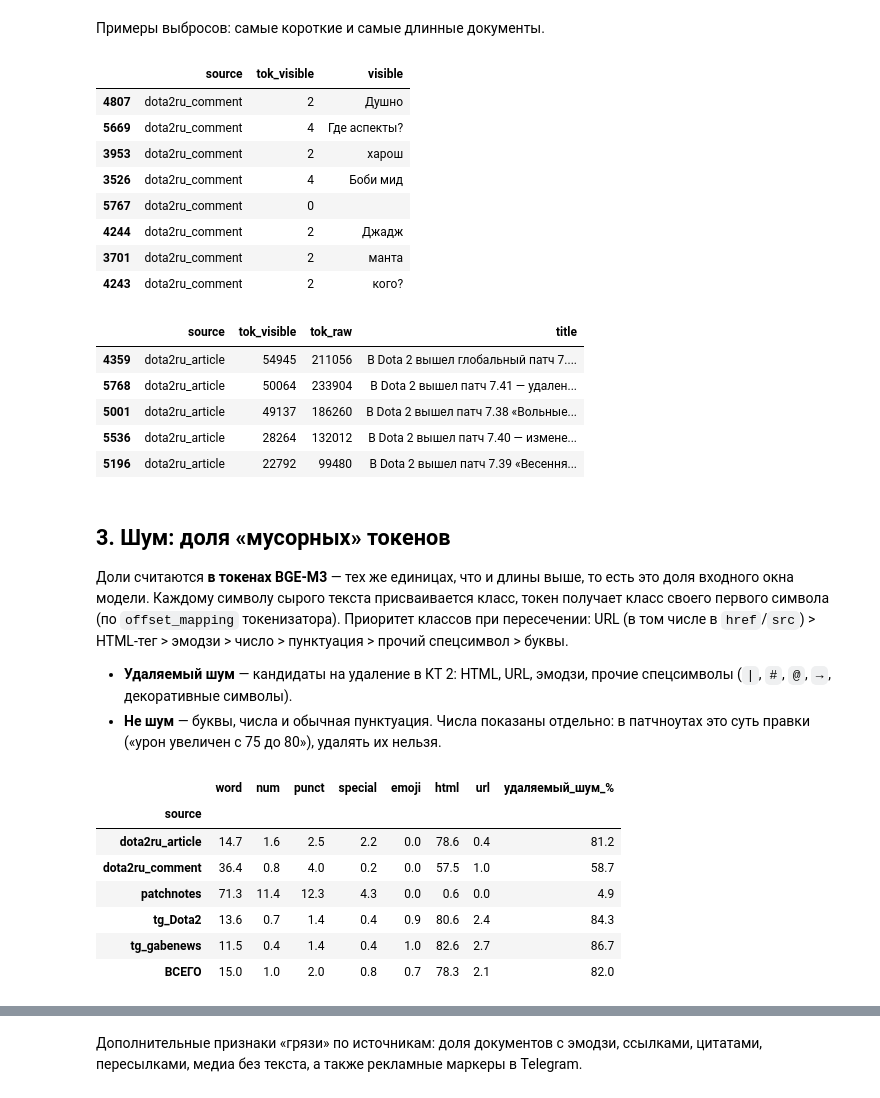
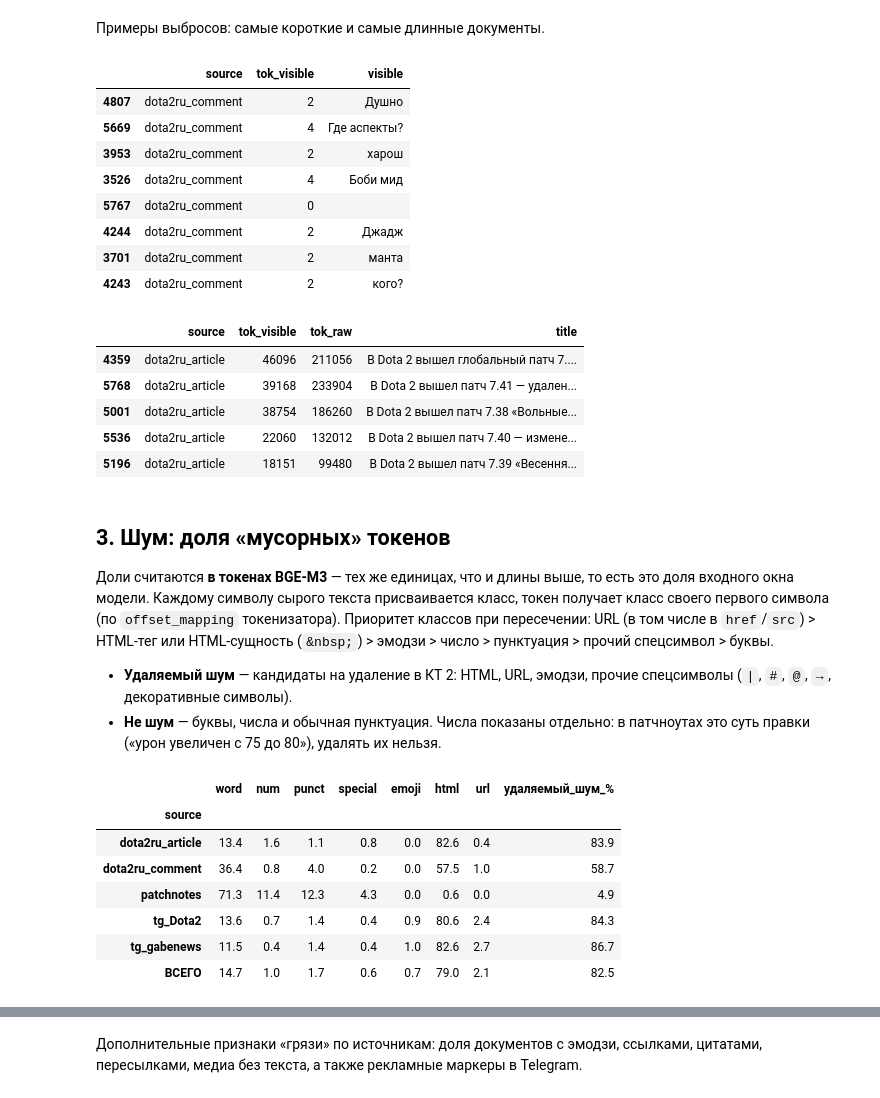
Before and after one commit to dftpnd/gigaschool-rag, a Jupyter notebook: kt1-corpus-gold/eda.ipynb, the cells around one changed output, grey strips where cells are left out. Saved outputs shown, nothing was run; the diff lists cells and outputs as text; code cells hidden in the pictures.

Commit message:
fix(kt1): видимый текст с декодированием сущностей, полнота near-dup, ревизии моделей, c-TF-IDF

```diff
--- a/kt1-corpus-gold/eda.ipynb
+++ b/kt1-corpus-gold/eda.ipynb
@@ -11,6 +11,7 @@
 4. Какие проблемы это создаст для чанкинга и ретрива?
 # %%
 import hashlib
+import html
 import json
 import re
 from collections import Counter
@@ -36,7 +37,16 @@ df = pd.DataFrame([json.loads(l) for l in corpus_bytes.decode("utf-8").splitline
 assert df["doc_id"].is_unique
 df["date"] = pd.to_datetime(df["date"])
 TAG_RE = re.compile(r"<[^>]+>")
-df["visible"] = df["text"].map(lambda t: re.sub(r"\s+", " ", TAG_RE.sub(" ", t)).strip())
+ENTITY_RE = re.compile(r"&(?:[a-zA-Z][a-zA-Z0-9]*|#\d+|#[xX][0-9a-fA-F]+);")
+
+
+def visible_text(raw: str) -> str:
+    """Видимый текст: теги → пробел, затем декодирование HTML-сущностей (&nbsp;, &quot;, &#8212; …)."""
+    return re.sub(r"\s+", " ", html.unescape(TAG_RE.sub(" ", raw))).strip()
+
+
+df["visible"] = df["text"].map(visible_text)
+print("документов с HTML-сущностями:", df["text"].str.contains(ENTITY_RE).sum())
 print(len(df), "документов, sha256 корпуса:", CORPUS_SHA[:16])
 
 
@@ -84,8 +95,9 @@ plt.tight_layout()
 from transformers import AutoTokenizer
 
 TOKENIZER = "BAAI/bge-m3"
-tok = AutoTokenizer.from_pretrained(TOKENIZER)
-len_cache = cache_path("token_lens", "parquet", tokenizer=TOKENIZER)
+TOKENIZER_REV = "5617a9f61b028005a4858fdac845db406aefb181"  # фиксированный commit на Hugging Face
+tok = AutoTokenizer.from_pretrained(TOKENIZER, revision=TOKENIZER_REV)
+len_cache = cache_path("token_lens", "parquet", tokenizer=TOKENIZER, revision=TOKENIZER_REV, visible="unescape-v1")
 if len_cache.exists():
     lens = pd.read_parquet(len_cache)
 else:
@@ -165,18 +176,19 @@ display(df.nlargest(5, "tok_visible")[["source", "tok_visible", "tok_raw", "titl
 | 3701 | dota2ru_comment | 2 | манта |
 | 4243 | dota2ru_comment | 2 | кого? |
 |  | source | tok_visible | tok_raw | title |
-| 4359 | dota2ru_article | 54945 | 211056 | В Dota 2 вышел глобальный патч 7.... |
-| 5768 | dota2ru_article | 50064 | 233904 | В Dota 2 вышел патч 7.41 — удален... |
-| 5001 | dota2ru_article | 49137 | 186260 | В Dota 2 вышел патч 7.38 «Вольные... |
-| 5536 | dota2ru_article | 28264 | 132012 | В Dota 2 вышел патч 7.40 — измене... |
-| 5196 | dota2ru_article | 22792 | 99480 | В Dota 2 вышел патч 7.39 «Весення... |
+| 4359 | dota2ru_article | 46096 | 211056 | В Dota 2 вышел глобальный патч 7.... |
+| 5768 | dota2ru_article | 39168 | 233904 | В Dota 2 вышел патч 7.41 — удален... |
+| 5001 | dota2ru_article | 38754 | 186260 | В Dota 2 вышел патч 7.38 «Вольные... |
+| 5536 | dota2ru_article | 22060 | 132012 | В Dota 2 вышел патч 7.40 — измене... |
+| 5196 | dota2ru_article | 18151 | 99480 | В Dota 2 вышел патч 7.39 «Весення... |
 # %% [markdown]
 ## 3. Шум: доля «мусорных» токенов
 
 Доли считаются **в токенах BGE-M3** — тех же единицах, что и длины выше, то есть это доля
 входного окна модели. Каждому символу сырого текста присваивается класс, токен получает класс
 своего первого символа (по `offset_mapping` токенизатора). Приоритет классов при пересечении:
-URL (в том числе в `href`/`src`) > HTML-тег > эмодзи > число > пунктуация > прочий спецсимвол > буквы.
+URL (в том числе в `href`/`src`) > HTML-тег или HTML-сущность (`&nbsp;`) > эмодзи > число > пунктуация >
+прочий спецсимвол > буквы.
 
 * **Удаляемый шум** — кандидаты на удаление в КТ 2: HTML, URL, эмодзи, прочие спецсимволы
   (`|`, `#`, `@`, `→`, декоративные символы).
@@ -201,46 +213,47 @@ def char_classes(text: str) -> np.ndarray:
             codes[m.start():m.end()] = code
     for e in emoji.emoji_list(text):
         codes[e["match_start"]:e["match_end"]] = 5
-    for m in TAG_RE.finditer(text):
-        codes[m.start():m.end()] = 6
+    for rx in (TAG_RE, ENTITY_RE):
+        for m in rx.finditer(text):
+            codes[m.start():m.end()] = 6
     for m in URL_RE.finditer(text):
         codes[m.start():m.end()] = 7
     return codes
 
 
 def token_class_counts(text: str) -> np.ndarray:
     offs = tok(text, add_special_tokens=False, return_offsets_mapping=True)["offset_mapping"]
     starts = np.array([s for s, e in offs if e > s], dtype=np.int64)
     if not len(starts):
         return np.zeros(len(CLASSES), dtype=np.int64)
     return np.bincount(char_classes(text)[starts], minlength=len(CLASSES))
 
 
-noise_cache = cache_path("token_classes", "parquet", tokenizer=TOKENIZER, classes=CLASSES,
+noise_cache = cache_path("token_classes", "parquet", tokenizer=TOKENIZER, revision=TOKENIZER_REV, classes=CLASSES, entity=ENTITY_RE.pattern,
                          spans=[r.pattern for _, r in SPAN_RES], url=URL_RE.pattern)
 if noise_cache.exists():
     noise = pd.read_parquet(noise_cache)
 else:
     noise = pd.DataFrame(np.vstack([token_class_counts(t) for t in df["text"]]), columns=CLASSES)
     noise.insert(0, "doc_id", df["doc_id"].values)
     noise.to_parquet(noise_cache)
 assert noise["doc_id"].tolist() == df["doc_id"].tolist(), "кэш классов не совпадает с корпусом"
 noise["source"] = df["source"].values
 
 share = noise.groupby("source")[CLASSES[1:]].sum()
 share.loc["ВСЕГО"] = share.sum()
 share = share.div(share.sum(axis=1), axis=0) * 100
 share["удаляемый_шум_%"] = share[NOISE].sum(axis=1)
 share.round(1)
 # %% [output]
 |  | word | num | punct | special | emoji | html | url | удаляемый_шум_% |
 | source |  |  |  |  |  |  |  |  |
-| dota2ru_article | 14.7 | 1.6 | 2.5 | 2.2 | 0.0 | 78.6 | 0.4 | 81.2 |
+| dota2ru_article | 13.4 | 1.6 | 1.1 | 0.8 | 0.0 | 82.6 | 0.4 | 83.9 |
 | dota2ru_comment | 36.4 | 0.8 | 4.0 | 0.2 | 0.0 | 57.5 | 1.0 | 58.7 |
 | patchnotes | 71.3 | 11.4 | 12.3 | 4.3 | 0.0 | 0.6 | 0.0 | 4.9 |
 | tg_Dota2 | 13.6 | 0.7 | 1.4 | 0.4 | 0.9 | 80.6 | 2.4 | 84.3 |
 | tg_gabenews | 11.5 | 0.4 | 1.4 | 0.4 | 1.0 | 82.6 | 2.7 | 86.7 |
-| ВСЕГО | 15.0 | 1.0 | 2.0 | 0.8 | 0.7 | 78.3 | 2.1 | 82.0 |
+| ВСЕГО | 14.7 | 1.0 | 1.7 | 0.6 | 0.7 | 79.0 | 2.1 | 82.5 |
 # %%
 share[CLASSES[1:]].plot(kind="barh", stacked=True, figsize=(11, 4), colormap="tab20")
 plt.title("Состав сырого текста по классам, % токенов BGE-M3")
```
Also changed, not shown: parts of 15 cells of this notebook, 3 other files.
